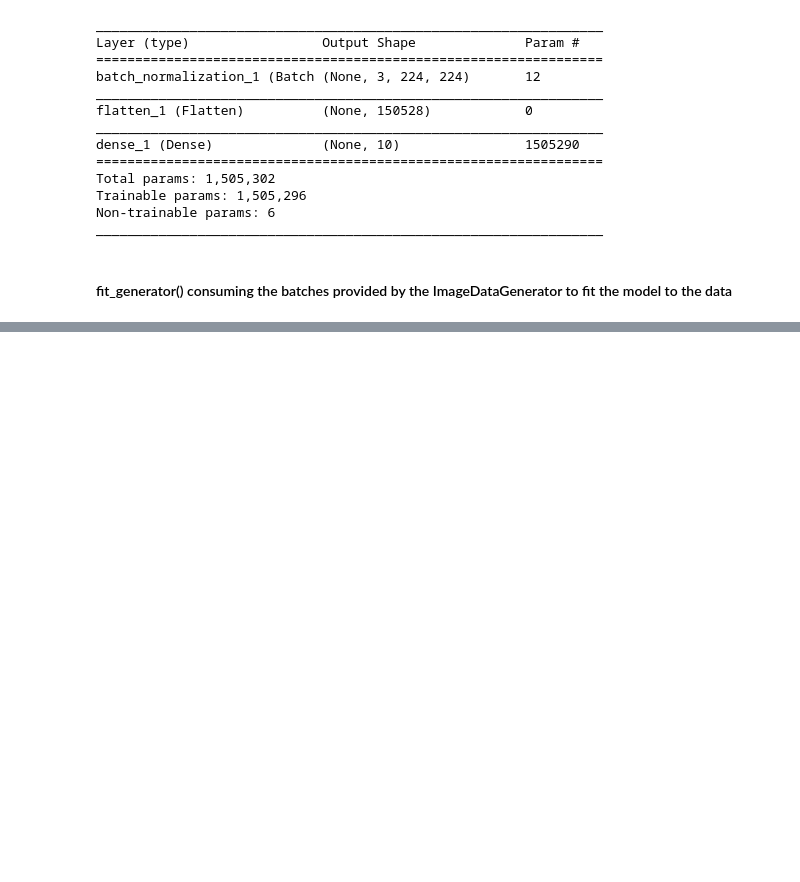
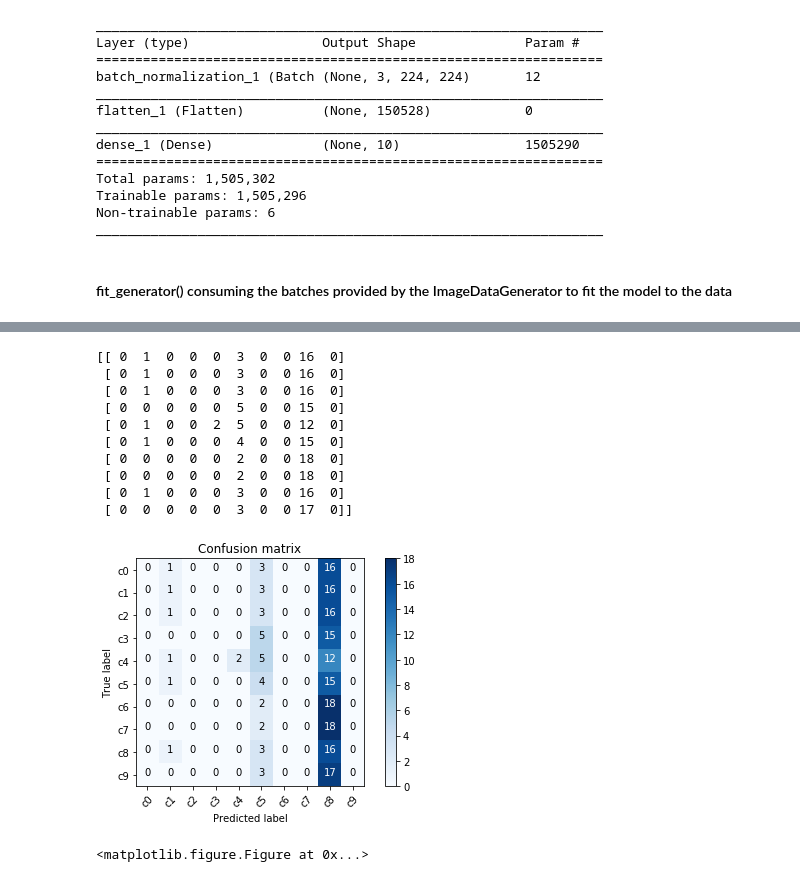
Before and after one commit to SchlachterSchmidt/precognitive-octo-engine, a Jupyter notebook: nbs/finalProjectModelNotebook_linear_v02.ipynb, the cells around one changed output, grey strips where cells are left out. Drawn from its saved outputs; the diff is of its cells as text; code cells hidden in the pictures; blank space fills up the shorter version.

```diff
--- a/nbs/finalProjectModelNotebook_linear_v02.ipynb
+++ b/nbs/finalProjectModelNotebook_linear_v02.ipynb
@@ -101,0 +121,18 @@ plot_acc_and_loss(history)
+# %%
+cm = confusion_matrix(act_classes, pred_classes)
+plot_confusion_matrix(cm, val_batches.class_indices)
+plt.figure()
+plt.show()
+# %% [output]
+[[ 0  1  0  0  0  3  0  0 16  0]
+ [ 0  1  0  0  0  3  0  0 16  0]
+ [ 0  1  0  0  0  3  0  0 16  0]
+ [ 0  0  0  0  0  5  0  0 15  0]
+ [ 0  1  0  0  2  5  0  0 12  0]
+ [ 0  1  0  0  0  4  0  0 15  0]
+ [ 0  0  0  0  0  2  0  0 18  0]
+ [ 0  0  0  0  0  2  0  0 18  0]
+ [ 0  1  0  0  0  3  0  0 16  0]
+ [ 0  0  0  0  0  3  0  0 17  0]]
+[figure, added]
+<matplotlib.figure.Figure at 0x...>
```
Also changed, not shown: parts of 8 cells of this notebook.
